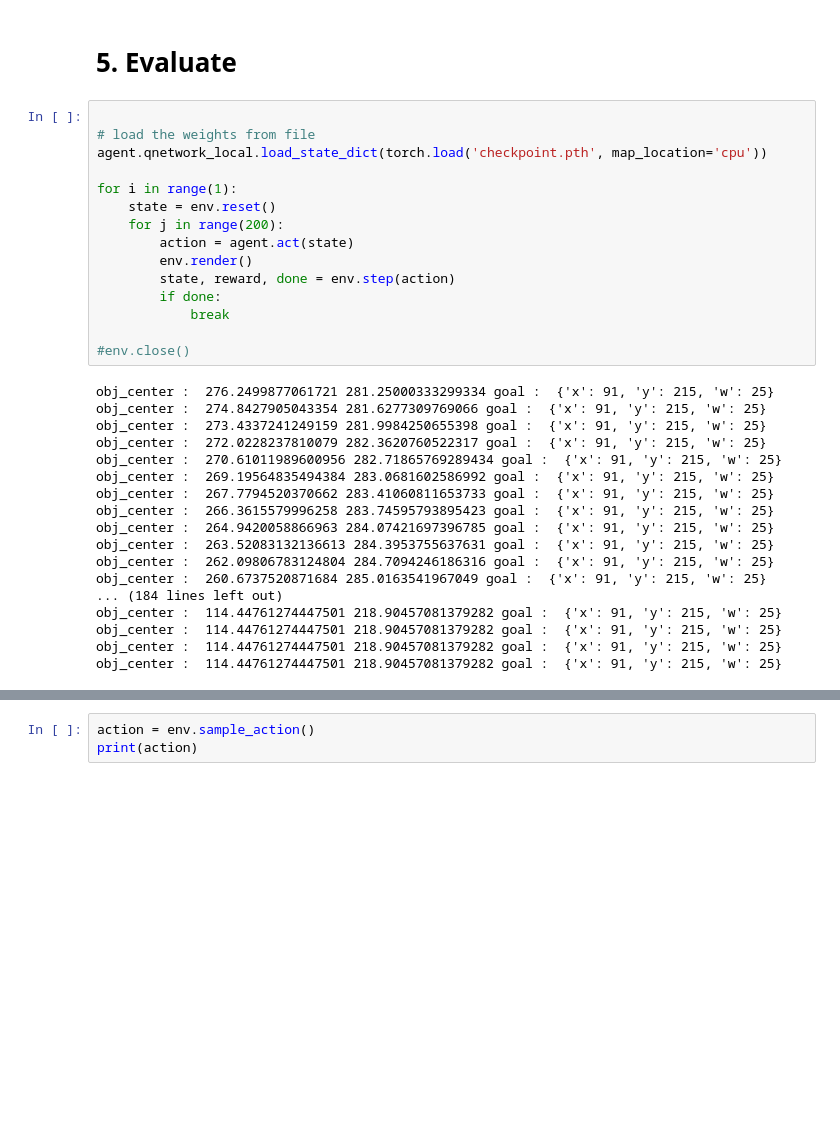
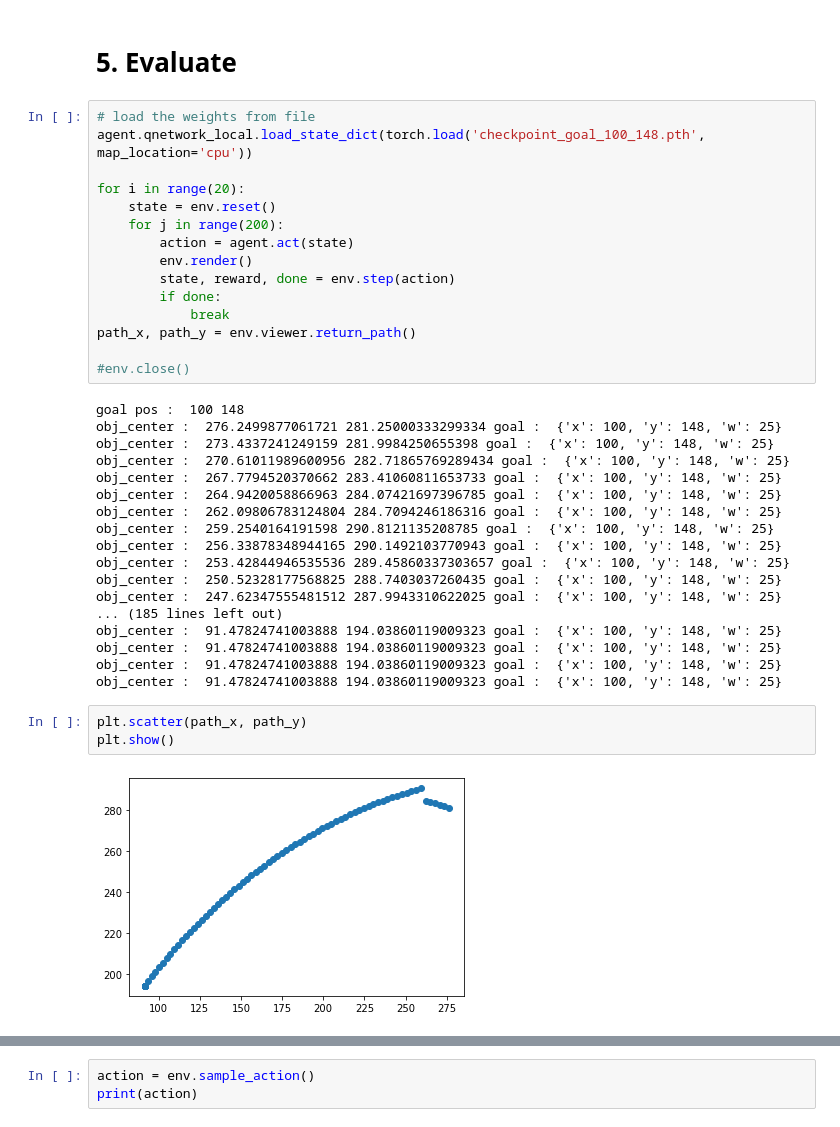
Before and after one commit to cmburgul/Friction-Finger-WIHM-DRL, a Jupyter notebook: Discrete_env/main_discrete.ipynb, the cells around one changed output, grey strips where cells are left out. Saved outputs shown, nothing was run; the diff lists cells and outputs as text; blank space fills up the shorter version.

```diff
--- a/Discrete_env/main_discrete.ipynb
+++ b/Discrete_env/main_discrete.ipynb
@@ -102,11 +102,10 @@ NameError: name 'scores' is not defined
 # %% [markdown]
 # 5. Evaluate
 # %%
+# load the weights from file
+agent.qnetwork_local.load_state_dict(torch.load('checkpoint_goal_100_148.pth', map_location='cpu'))
 
-# load the weights from file
-agent.qnetwork_local.load_state_dict(torch.load('checkpoint.pth', map_location='cpu'))
-
-for i in range(1):
+for i in range(20):
     state = env.reset()
     for j in range(200):
         action = agent.act(state)
@@ -114,23 +113,29 @@ for i in range(1):
         state, reward, done = env.step(action)
         if done:
             break
+path_x, path_y = env.viewer.return_path()
 
 #env.close()
 # %% [output]
-obj_center :  276.2499877061721 281.25000333299334 goal :  {'x': 91, 'y': 215, 'w': 25}
-obj_center :  274.8427905043354 281.6277309769066 goal :  {'x': 91, 'y': 215, 'w': 25}
-obj_center :  273.4337241249159 281.9984250655398 goal :  {'x': 91, 'y': 215, 'w': 25}
-obj_center :  272.0228237810079 282.3620760522317 goal :  {'x': 91, 'y': 215, 'w': 25}
-obj_center :  270.61011989600956 282.71865769289434 goal :  {'x': 91, 'y': 215, 'w': 25}
-obj_center :  269.19564835494384 283.0681602586992 goal :  {'x': 91, 'y': 215, 'w': 25}
-obj_center :  267.7794520370662 283.41060811653733 goal :  {'x': 91, 'y': 215, 'w': 25}
-obj_center :  266.3615579996258 283.74595793895423 goal :  {'x': 91, 'y': 215, 'w': 25}
-obj_center :  264.9420058866963 284.07421697396785 goal :  {'x': 91, 'y': 215, 'w': 25}
-obj_center :  263.52083132136613 284.3953755637631 goal :  {'x': 91, 'y': 215, 'w': 25}
-obj_center :  262.09806783124804 284.7094246186316 goal :  {'x': 91, 'y': 215, 'w': 25}
-obj_center :  260.6737520871684 285.0163541967049 goal :  {'x': 91, 'y': 215, 'w': 25}
-... (184 lines left out)
-obj_center :  114.44761274447501 218.90457081379282 goal :  {'x': 91, 'y': 215, 'w': 25}
-obj_center :  114.44761274447501 218.90457081379282 goal :  {'x': 91, 'y': 215, 'w': 25}
-obj_center :  114.44761274447501 218.90457081379282 goal :  {'x': 91, 'y': 215, 'w': 25}
-obj_center :  114.44761274447501 218.90457081379282 goal :  {'x': 91, 'y': 215, 'w': 25}
+goal pos :  100 148
+obj_center :  276.2499877061721 281.25000333299334 goal :  {'x': 100, 'y': 148, 'w': 25}
+obj_center :  273.4337241249159 281.9984250655398 goal :  {'x': 100, 'y': 148, 'w': 25}
+obj_center :  270.61011989600956 282.71865769289434 goal :  {'x': 100, 'y': 148, 'w': 25}
+obj_center :  267.7794520370662 283.41060811653733 goal :  {'x': 100, 'y': 148, 'w': 25}
+obj_center :  264.9420058866963 284.07421697396785 goal :  {'x': 100, 'y': 148, 'w': 25}
+obj_center :  262.09806783124804 284.7094246186316 goal :  {'x': 100, 'y': 148, 'w': 25}
+obj_center :  259.2540164191598 290.8121135208785 goal :  {'x': 100, 'y': 148, 'w': 25}
+obj_center :  256.33878348944165 290.1492103770943 goal :  {'x': 100, 'y': 148, 'w': 25}
+obj_center :  253.42844946535536 289.45860337303657 goal :  {'x': 100, 'y': 148, 'w': 25}
+obj_center :  250.52328177568825 288.7403037260435 goal :  {'x': 100, 'y': 148, 'w': 25}
+obj_center :  247.62347555481512 287.9943310622025 goal :  {'x': 100, 'y': 148, 'w': 25}
+... (185 lines left out)
+obj_center :  91.47824741003888 194.03860119009323 goal :  {'x': 100, 'y': 148, 'w': 25}
+obj_center :  91.47824741003888 194.03860119009323 goal :  {'x': 100, 'y': 148, 'w': 25}
+obj_center :  91.47824741003888 194.03860119009323 goal :  {'x': 100, 'y': 148, 'w': 25}
+obj_center :  91.47824741003888 194.03860119009323 goal :  {'x': 100, 'y': 148, 'w': 25}
+# %%
+plt.scatter(path_x, path_y)
+plt.show()
+# %% [output]
+[figure, added]
```
Also changed, not shown: parts of 10 cells of this notebook, 4 other files.
